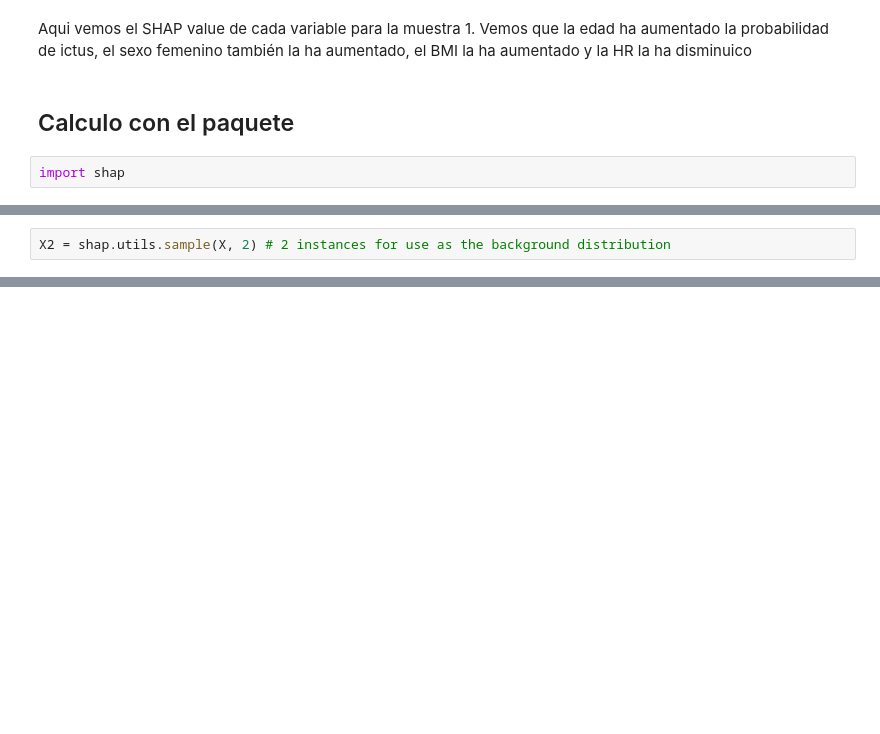
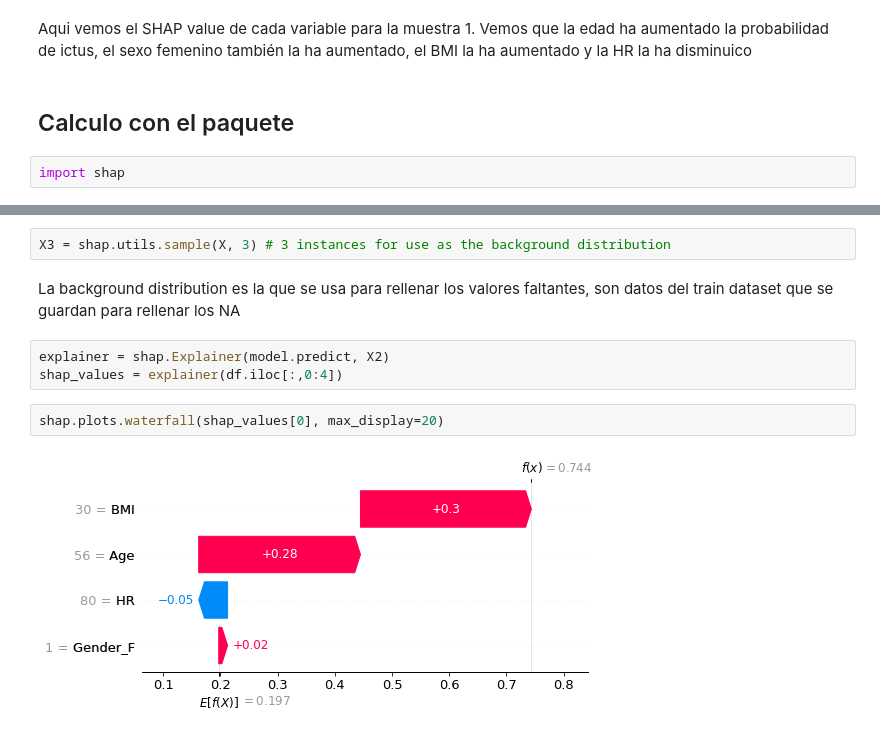
Before and after one commit to maryskal/SITK, a Jupyter notebook: SHAP.ipynb, the cells around one changed output, grey strips where cells are left out. Drawn from its saved outputs; the diff is of its cells as text; blank space fills up the shorter version.

Commit message:
shap_2

```diff
--- a/SHAP.ipynb
+++ b/SHAP.ipynb
@@ -196,2 +193,0 @@ Esto serían la parte del dataset que vamos a utilizar para rellenar los valores
-# %%
-X2 = shap.utils.sample(X, 2) # 2 instances for use as the background distribution
@@ -213,0 +194,11 @@ ValueError: X has 8 features, but LinearRegression is expecting 4 features as in
+# %%
+X3 = shap.utils.sample(X, 3) # 3 instances for use as the background distribution
+# %% [markdown]
+La background distribution es la que se usa para rellenar los valores faltantes, son datos del train dataset que se guardan para rellenar los NA
+# %%
+explainer = shap.Explainer(model.predict, X2)
+shap_values = explainer(df.iloc[:,0:4])
+# %%
+shap.plots.waterfall(shap_values[0], max_display=20)
+# %% [output]
+[figure, added]
```
Also changed, not shown: parts of 5 cells of this notebook.
